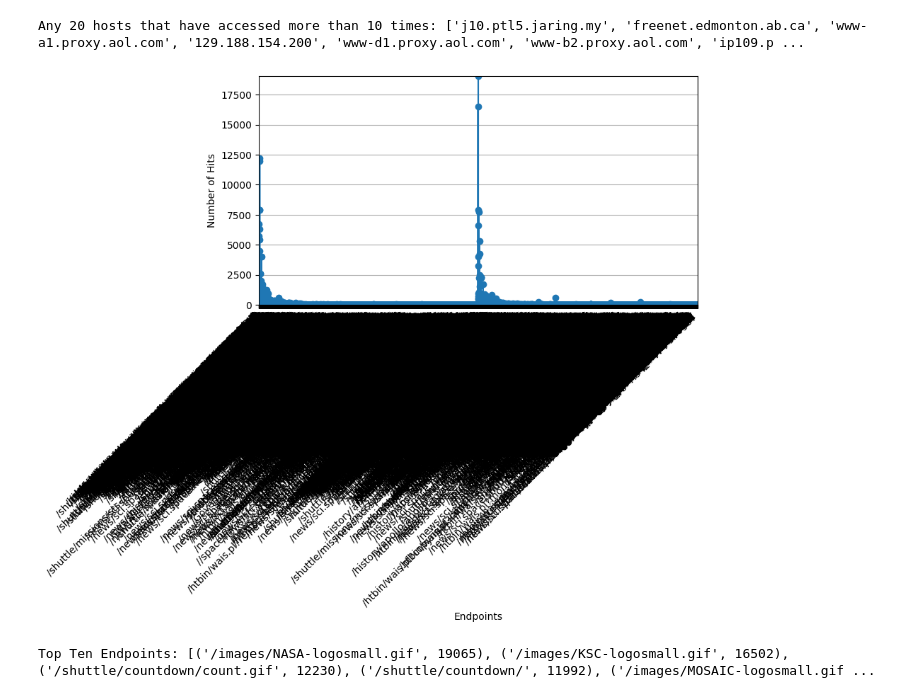
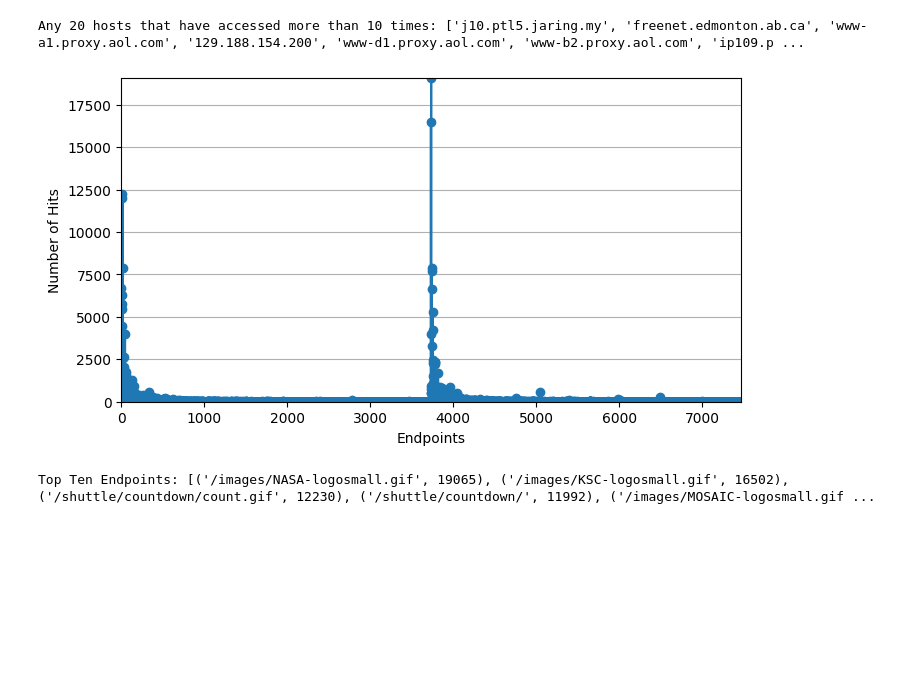
Before and after one commit to LCherryholmes/SNOBOL4python, a Jupyter notebook: CSCI-573/CSCI_573_assignment2.ipynb, the cells around one changed output. Saved outputs shown, nothing was run; the diff lists cells and outputs as text; code cells hidden in the pictures; blank space fills up the shorter version.

```diff
--- a/CSCI-573/CSCI_573_assignment2.ipynb
+++ b/CSCI-573/CSCI_573_assignment2.ipynb
@@ -165,20 +167,20 @@ Any 20 hosts that have accessed more than 10 times: ['j10.ptl5.jaring.my', 'free
 # %%
 # (2e) Example: Visualizing Endpoints
 endpoints = access_logs.map(lambda log: (log.endpoint, 1)).reduceByKey(lambda a, b: a + b).cache()
 ends = endpoints.map(lambda e: e[0]).collect()
 counts = endpoints.map(lambda e: e[1]).collect()
 fig, ax = plt.subplots(figsize=(8, 4.2), facecolor='white', edgecolor='white')
-ax.set_xticks(range(len(ends)))
-ax.set_xticklabels(ends, rotation=45, ha="right")
+#ax.set_xticks(range(len(ends)))
+#ax.set_xticklabels(ends, rotation=45, ha="right")
 ax.set_xlim([0, len(ends)])
 ax.set_ylim([0, max(counts)])
 ax.grid(True, which='major', axis='y')
 ax.set_xlabel("Endpoints")
 ax.set_ylabel("Number of Hits")
 ax.plot(range(len(ends)), counts, marker="o", linestyle="-")
 plt.show()
 # %% [output]
-[figure, old version]
+[figure, new version]
 # %%
 # (2f) Example: Top Endpoints
 endpoint_counts = access_logs.map(lambda log: (log.endpoint, 1)).reduceByKey(lambda a, b : a + b)
```
Also changed, not shown: parts of 5 cells of this notebook.
